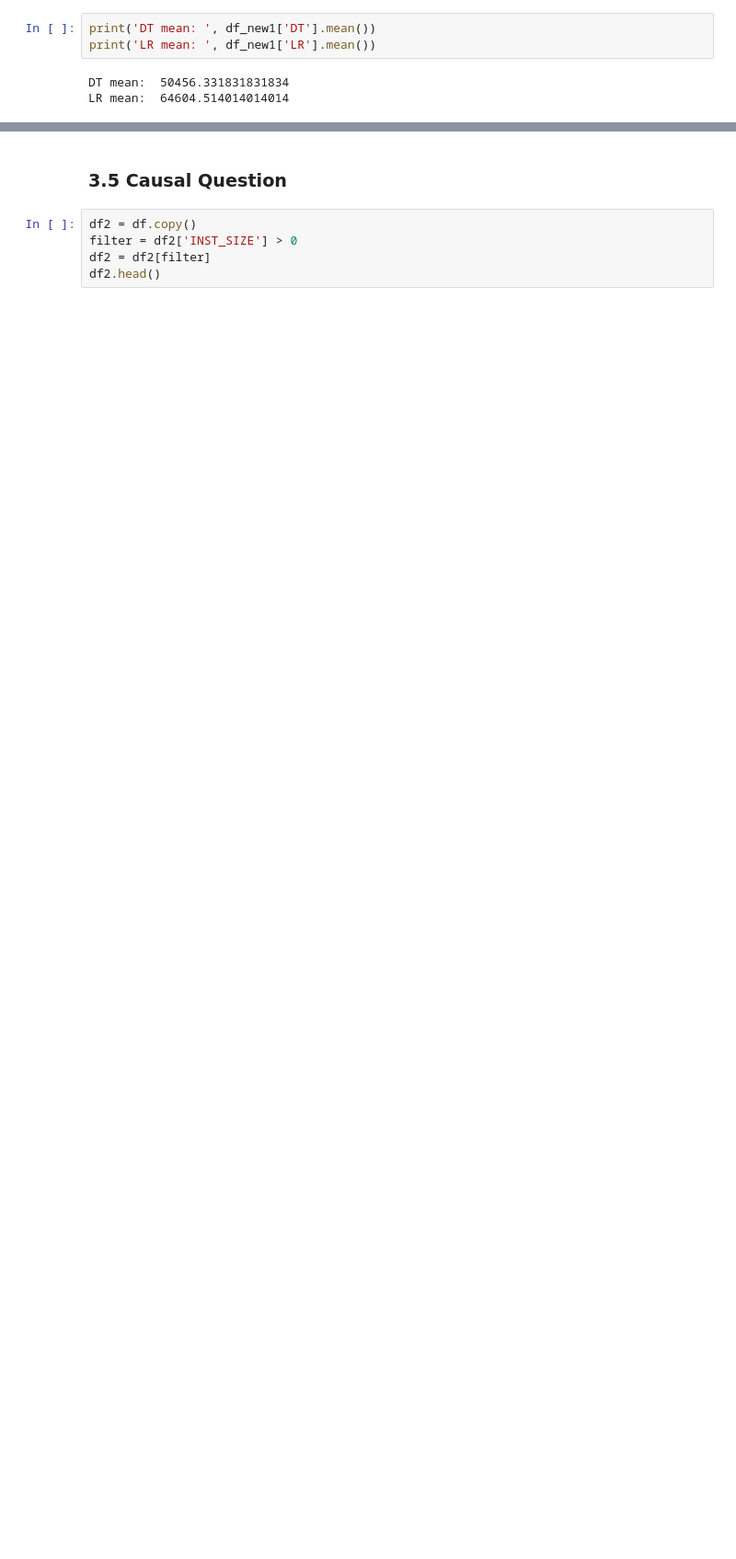
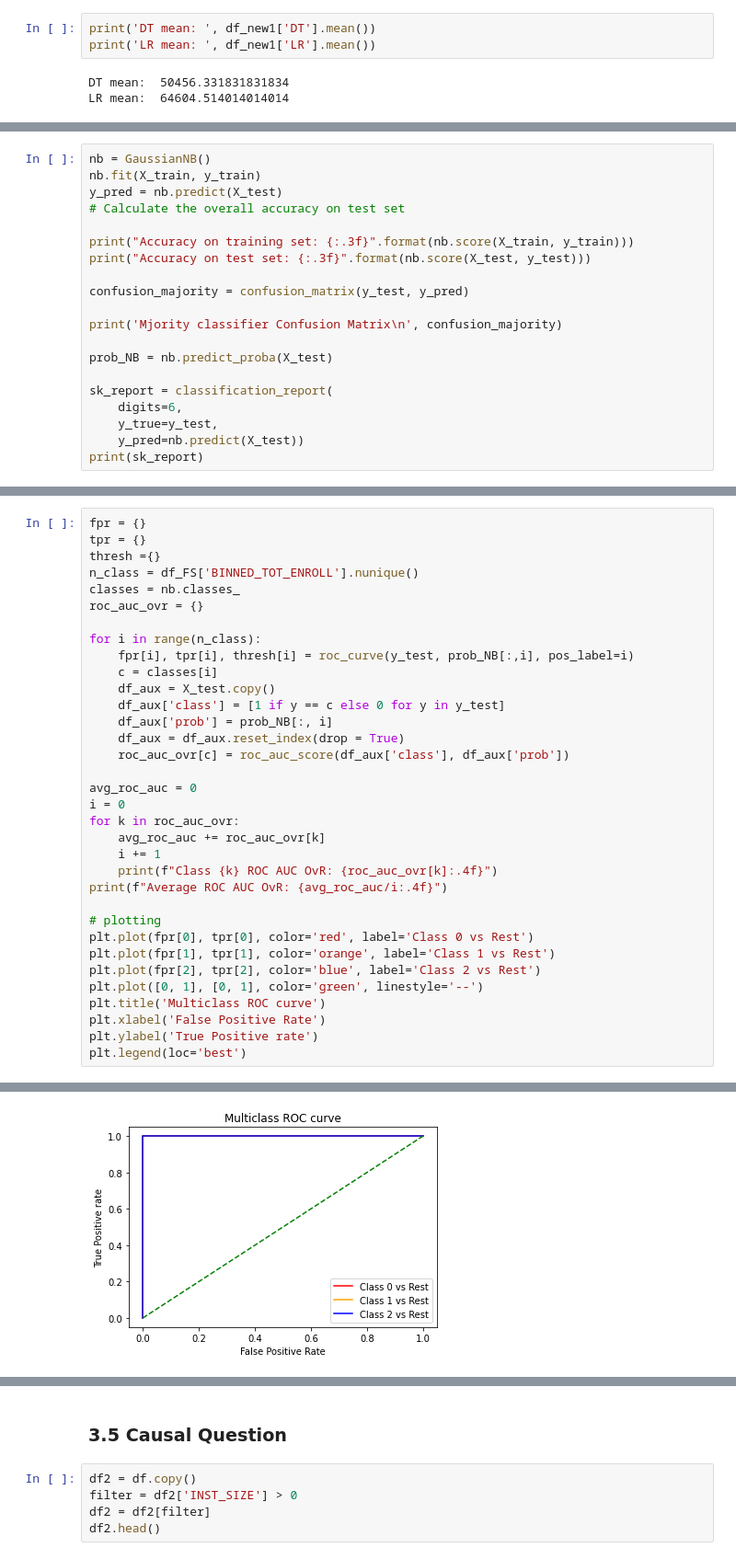
Before and after one commit to KelvinTee168/DS_Fundamentals, a Jupyter notebook: Dataset 2/Project_Dataset_2.ipynb, the cells around one changed output, grey strips where cells are left out. Shown at 92% size. Saved outputs shown, nothing was run; the diff lists cells and outputs as text; blank space fills up the shorter version.

Commit message:
updated classification model

```diff
--- a/Dataset 2/Project_Dataset_2.ipynb
+++ b/Dataset 2/Project_Dataset_2.ipynb
@@ -511,0 +646,20 @@ plt.title('Total Bins').figure.savefig('Binned_Enrollment.png')
+# %%
+nb = GaussianNB()
+nb.fit(X_train, y_train)
+y_pred = nb.predict(X_test)
+# Calculate the overall accuracy on test set
+
+print("Accuracy on training set: {:.3f}".format(nb.score(X_train, y_train)))
+print("Accuracy on test set: {:.3f}".format(nb.score(X_test, y_test)))
+
+confusion_majority = confusion_matrix(y_test, y_pred)
+
+print('Mjority classifier Confusion Matrix\n', confusion_majority)
+
+prob_NB = nb.predict_proba(X_test)
+
+sk_report = classification_report(
+    digits=6,
+    y_true=y_test,
+    y_pred=nb.predict(X_test))
+print(sk_report)
@@ -511,0 +682,35 @@ plt.title('Total Bins').figure.savefig('Binned_Enrollment.png')
+# %%
+fpr = {}
+tpr = {}
+thresh ={}
+n_class = df_FS['BINNED_TOT_ENROLL'].nunique()
+classes = nb.classes_
+roc_auc_ovr = {}
+
+for i in range(n_class):
+    fpr[i], tpr[i], thresh[i] = roc_curve(y_test, prob_NB[:,i], pos_label=i)
+    c = classes[i]
+    df_aux = X_test.copy()
+    df_aux['class'] = [1 if y == c else 0 for y in y_test]
+    df_aux['prob'] = prob_NB[:, i]
+    df_aux = df_aux.reset_index(drop = True)
+    roc_auc_ovr[c] = roc_auc_score(df_aux['class'], df_aux['prob'])
+
+avg_roc_auc = 0
+i = 0
+for k in roc_auc_ovr:
+    avg_roc_auc += roc_auc_ovr[k]
+    i += 1
+    print(f"Class {k} ROC AUC OvR: {roc_auc_ovr[k]:.4f}")
+print(f"Average ROC AUC OvR: {avg_roc_auc/i:.4f}")
+
+# plotting
+plt.plot(fpr[0], tpr[0], color='red', label='Class 0 vs Rest')
+plt.plot(fpr[1], tpr[1], color='orange', label='Class 1 vs Rest')
+plt.plot(fpr[2], tpr[2], color='blue', label='Class 2 vs Rest')
+plt.plot([0, 1], [0, 1], color='green', linestyle='--')
+plt.title('Multiclass ROC curve')
+plt.xlabel('False Positive Rate')
+plt.ylabel('True Positive rate')
+plt.legend(loc='best')
+# %% [output]
@@ -511,0 +722 @@ plt.title('Total Bins').figure.savefig('Binned_Enrollment.png')
+[figure, added]
```
Also changed, not shown: parts of 81 cells of this notebook.
